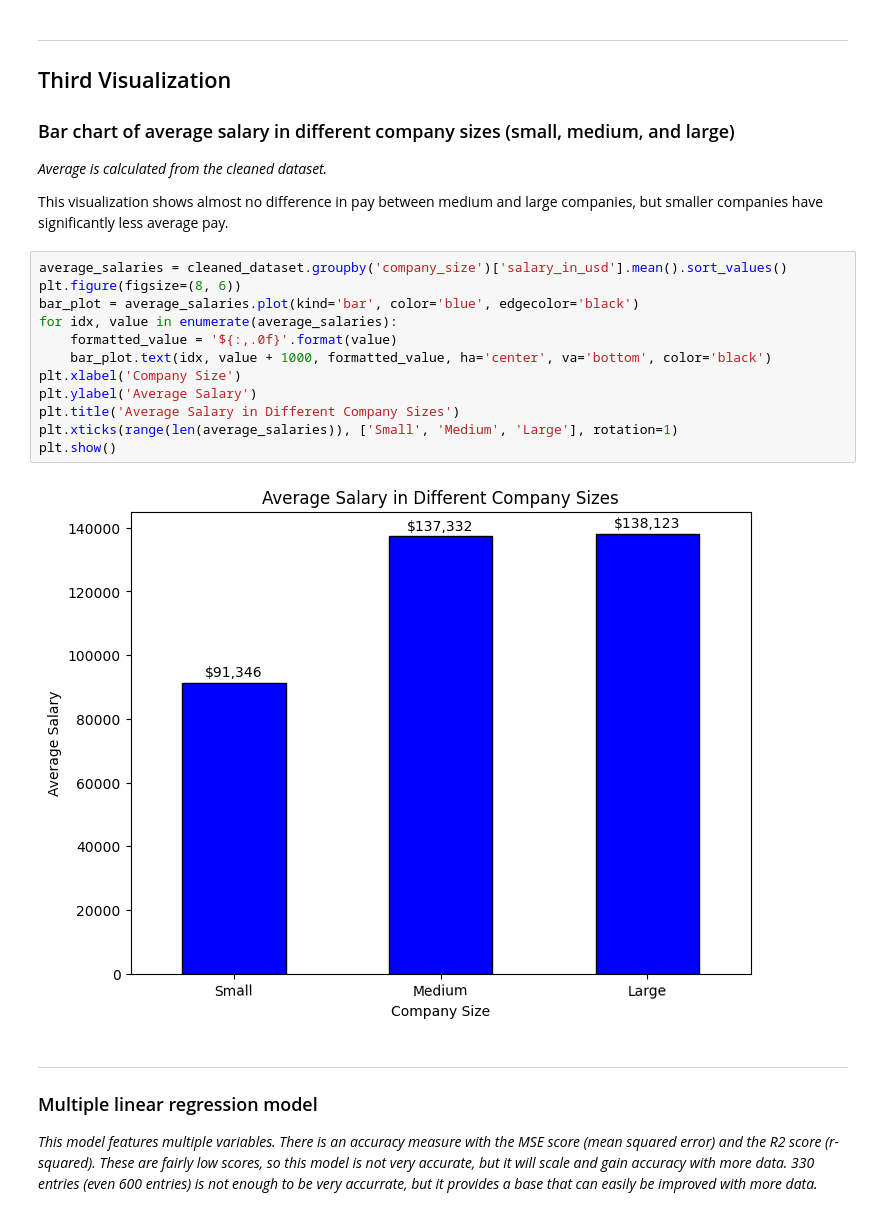
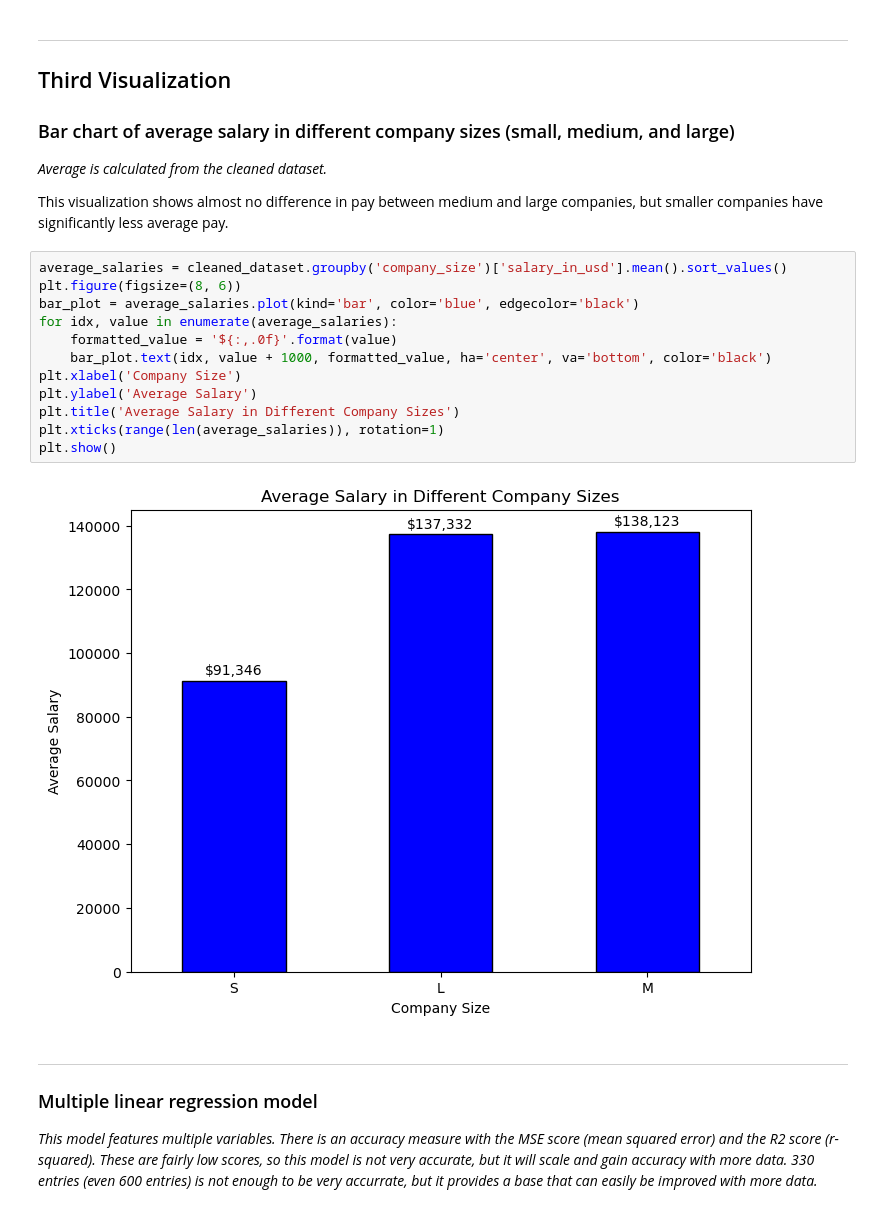
Before and after one commit to JFenwick95/ML-JupyterNotebooks-Project, a Jupyter notebook: C964_Capstone_Project_JupyterLite.ipynb, the cells around one changed output. Cells and saved outputs as stored; diff of their text form.

Commit message:
Corrected the second graph

```diff
--- a/C964_Capstone_Project_JupyterLite.ipynb
+++ b/C964_Capstone_Project_JupyterLite.ipynb
@@ -158,17 +160,17 @@ This visualization shows almost no difference in pay between medium and large co
 # %%
 average_salaries = cleaned_dataset.groupby('company_size')['salary_in_usd'].mean().sort_values()
 plt.figure(figsize=(8, 6))
 bar_plot = average_salaries.plot(kind='bar', color='blue', edgecolor='black')
 for idx, value in enumerate(average_salaries):
     formatted_value = '${:,.0f}'.format(value)
     bar_plot.text(idx, value + 1000, formatted_value, ha='center', va='bottom', color='black')
 plt.xlabel('Company Size')
 plt.ylabel('Average Salary')
 plt.title('Average Salary in Different Company Sizes')
-plt.xticks(range(len(average_salaries)), ['Small', 'Medium', 'Large'], rotation=1)
+plt.xticks(range(len(average_salaries)), rotation=1)
 plt.show()
 # %% [output]
-[figure, old version]
+[figure, new version]
 # %% [markdown]
 ---
 ### Multiple linear regression model
```
Also changed, not shown: parts of 3 cells of this notebook.
